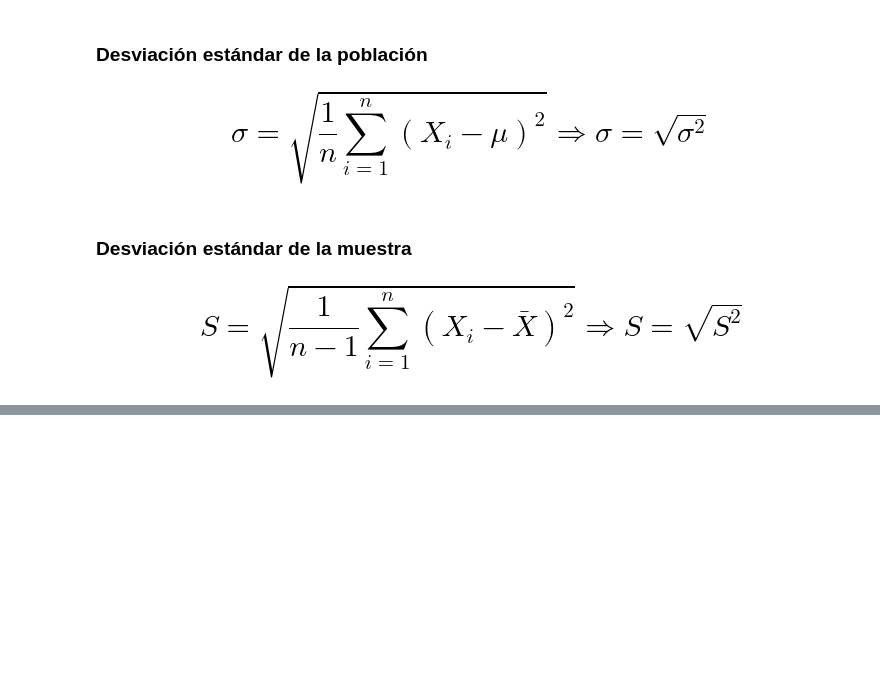
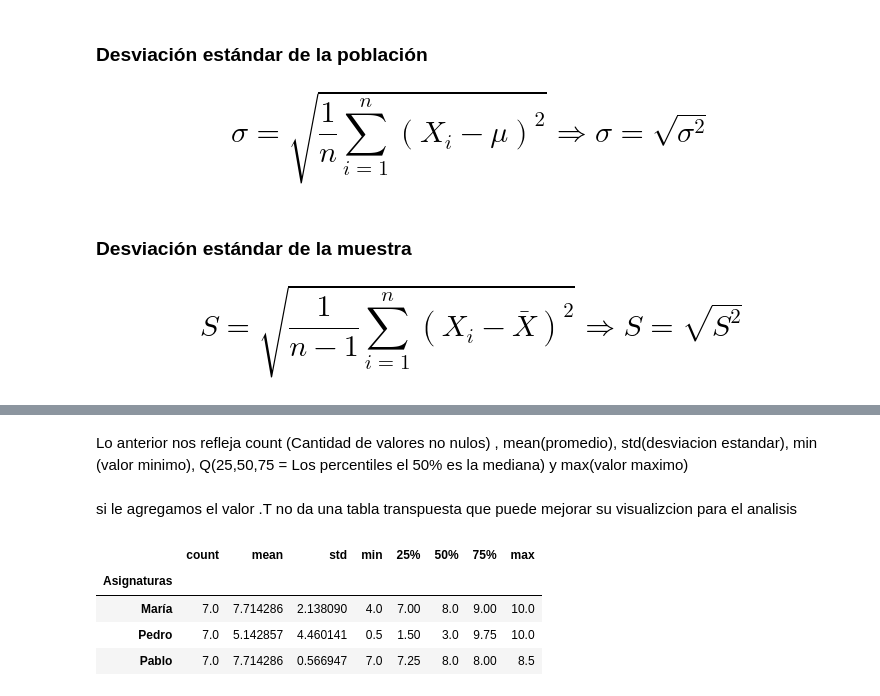
Before and after one commit to jorgevillegazz/Estadisticas-y-Machine-Learning-G9---ONE, a Jupyter notebook: Copia_de_Curso_de_Estadística_con_Python_1.ipynb, the cells around one changed output, grey strips where cells are left out. Saved outputs shown, nothing was run; the diff lists cells and outputs as text; code cells hidden in the pictures; blank space fills up the shorter version.

Commit message:
final con describe().T

```diff
--- a/Copia_de_Curso_de_Estadística_con_Python_1.ipynb
+++ b/Copia_de_Curso_de_Estadística_con_Python_1.ipynb
@@ -1774,0 +1972,13 @@ Una de las restricciones de la varianza es el hecho de que proporciona medidas c
+# %% [markdown]
+Lo anterior  nos refleja  count (Cantidad de valores no nulos) , mean(promedio), std(desviacion estandar), min (valor minimo), Q(25,50,75 = Los percentiles el 50% es la mediana) y max(valor maximo)
+# %% [markdown]
+si le agregamos el valor .T no da  una tabla transpuesta  que puede mejorar su visualizcion para el analisis
+# %%
+datos_estadisticos_generales=df.describe().T
+datos_estadisticos_generales
+# %% [output]
+|  | count | mean | std | min | 25% | 50% | 75% | max |
+| Asignaturas |  |  |  |  |  |  |  |  |
+| María | 7.0 | 7.714286 | 2.138090 | 4.0 | 7.00 | 8.0 | 9.00 | 10.0 |
+| Pedro | 7.0 | 5.142857 | 4.460141 | 0.5 | 1.50 | 3.0 | 9.75 | 10.0 |
+| Pablo | 7.0 | 7.714286 | 0.566947 | 7.0 | 7.25 | 8.0 | 8.00 | 8.5 |
```
Also changed, not shown: parts of 30 cells of this notebook.
